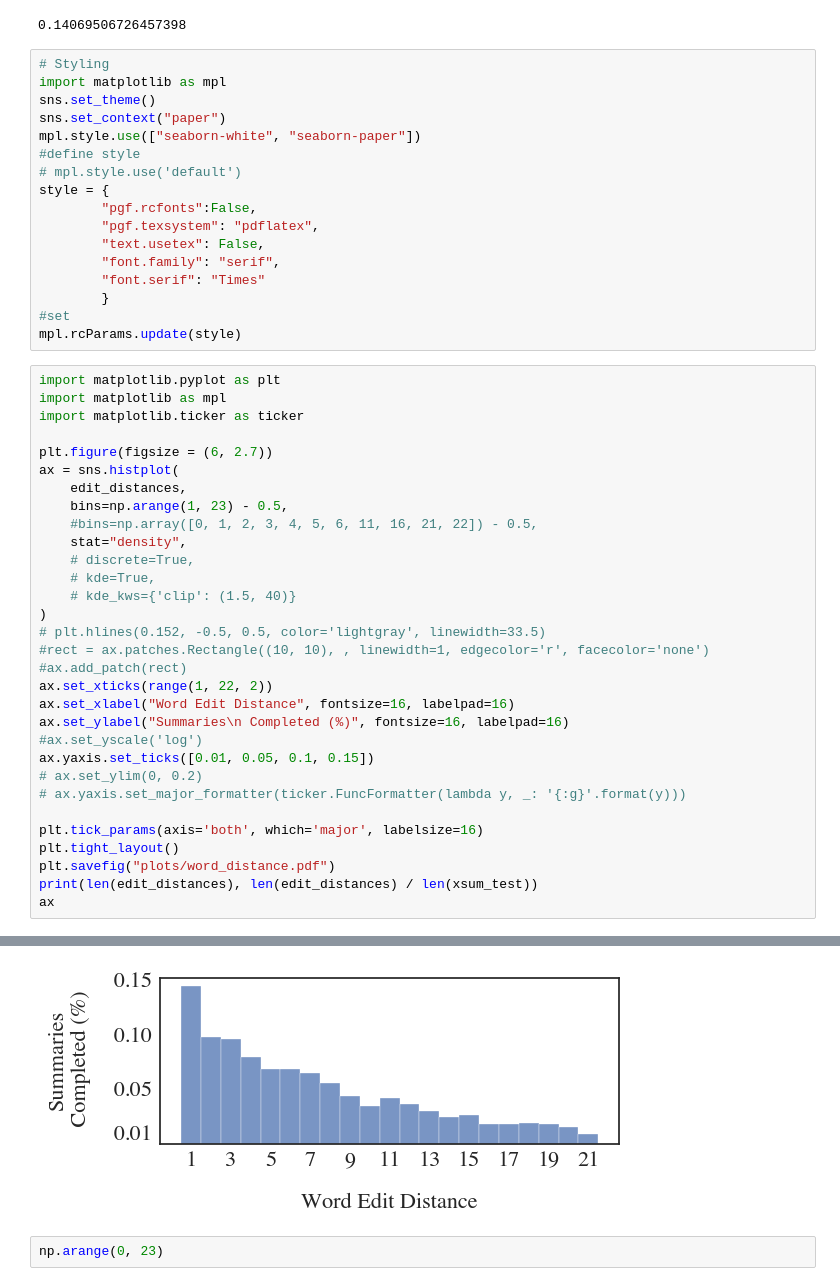
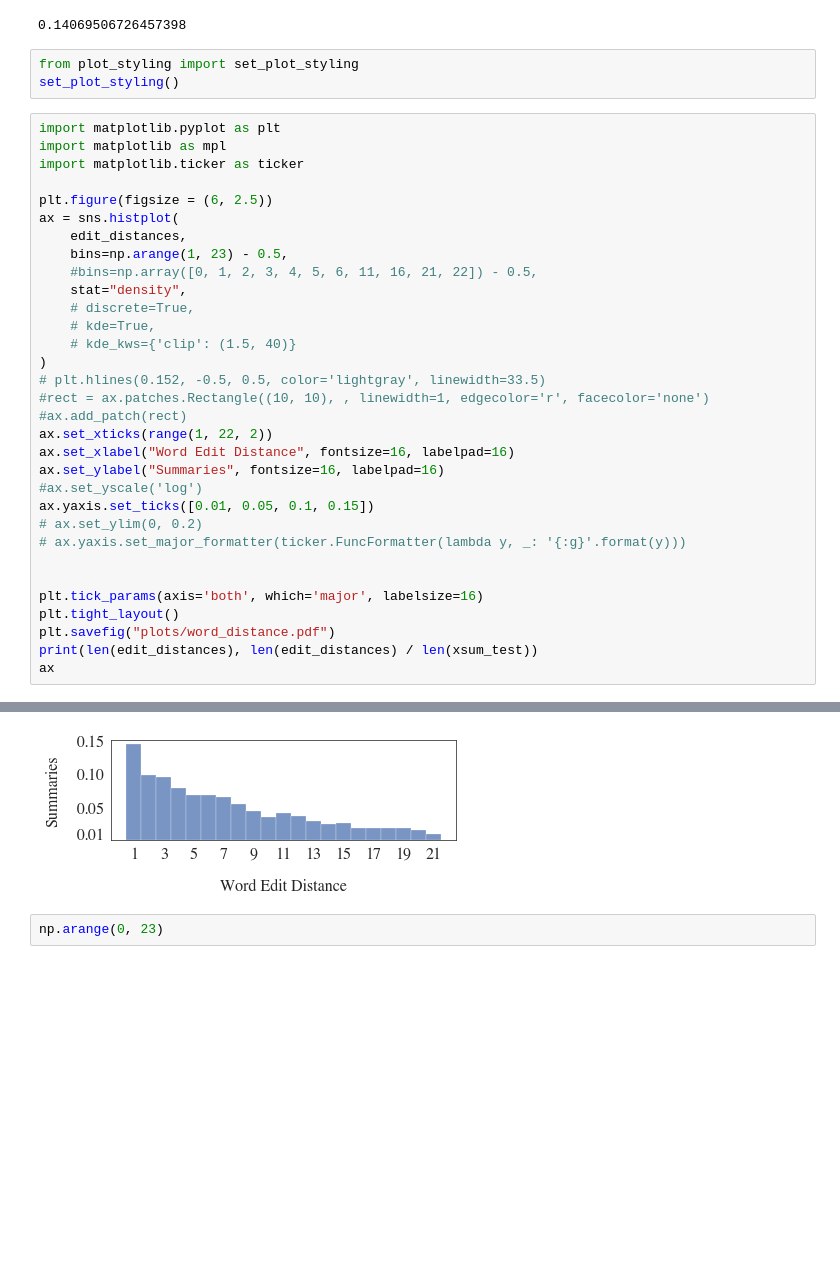
Before and after one commit to danton-nlp/GEF, a Jupyter notebook: iteration_changes.ipynb, the cells around one changed output, grey strips where cells are left out. Saved outputs shown, nothing was run; the diff lists cells and outputs as text; blank space fills up the shorter version.

Commit message:
Ensured consistent plot styling

```diff
--- a/iteration_changes.ipynb
+++ b/iteration_changes.ipynb
@@ -164,29 +117,15 @@ np.unique(
 (np.unique(edit_distances, return_counts=True)[1] / len(edit_distances))[0]
 # %% [output]
 0.14069506726457398
-# %%
-# Styling
-import matplotlib as mpl
-sns.set_theme()
-sns.set_context("paper")
-mpl.style.use(["seaborn-white", "seaborn-paper"])
-#define style
-# mpl.style.use('default')
-style = {
-        "pgf.rcfonts":False,
-        "pgf.texsystem": "pdflatex",
-        "text.usetex": False,
-        "font.family": "serif",
-        "font.serif": "Times"
-        }
-#set
-mpl.rcParams.update(style)
+# %%
+from plot_styling import set_plot_styling
+set_plot_styling()
 # %%
 import matplotlib.pyplot as plt
 import matplotlib as mpl
 import matplotlib.ticker as ticker
 
-plt.figure(figsize = (6, 2.7))
+plt.figure(figsize = (6, 2.5))
 ax = sns.histplot(
     edit_distances,
     bins=np.arange(1, 23) - 0.5,
@@ -201,11 +140,12 @@ ax = sns.histplot(
 #ax.add_patch(rect)
 ax.set_xticks(range(1, 22, 2))
 ax.set_xlabel("Word Edit Distance", fontsize=16, labelpad=16)
-ax.set_ylabel("Summaries\n Completed (%)", fontsize=16, labelpad=16)
+ax.set_ylabel("Summaries", fontsize=16, labelpad=16)
 #ax.set_yscale('log')
 ax.yaxis.set_ticks([0.01, 0.05, 0.1, 0.15])
 # ax.set_ylim(0, 0.2)
 # ax.yaxis.set_major_formatter(ticker.FuncFormatter(lambda y, _: '{:g}'.format(y)))
+
 
 plt.tick_params(axis='both', which='major', labelsize=16)
 plt.tight_layout()
@@ -218,4 +158,4 @@ ax
-[figure, old version]
+[figure, new version]
 # %%
 np.arange(0, 23)
 # %% [output]
```
Also changed, not shown: parts of 4 cells of this notebook, 4 other files.
